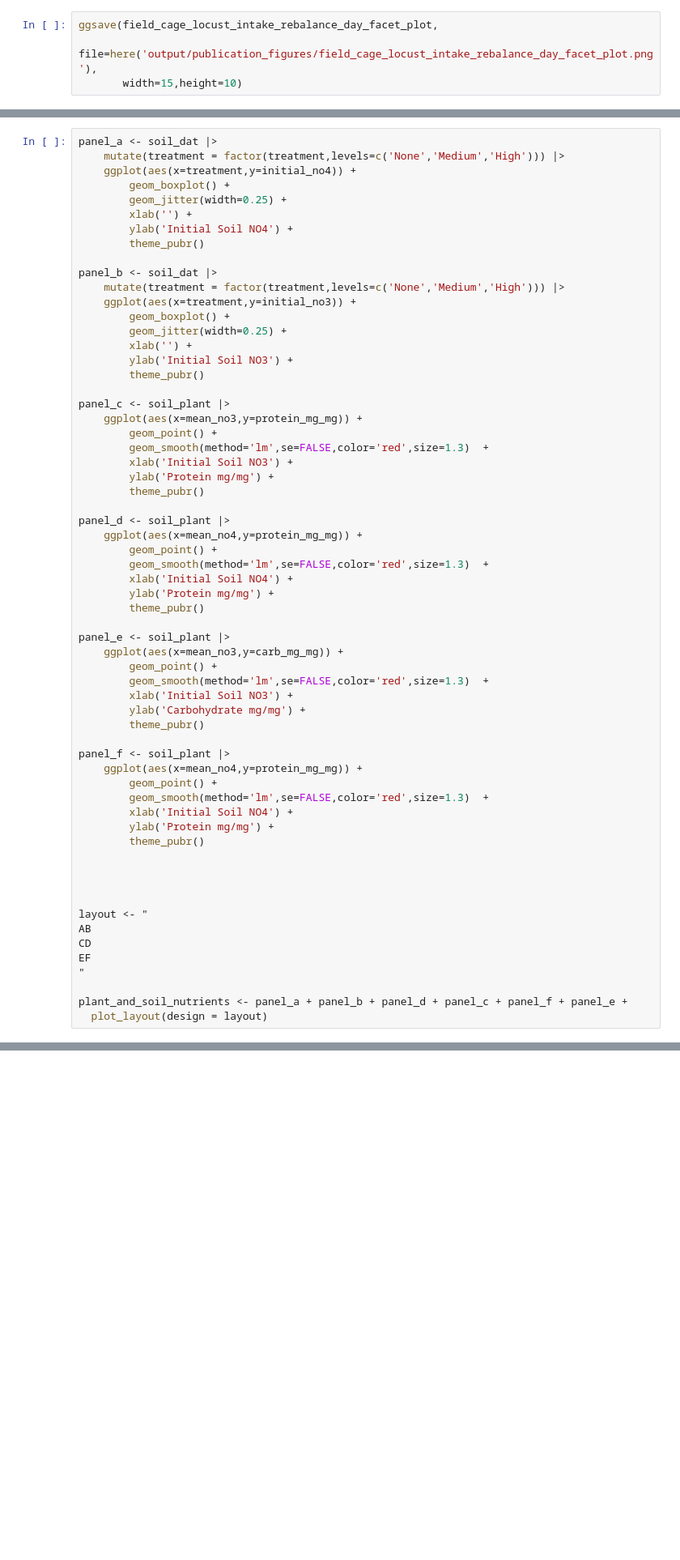
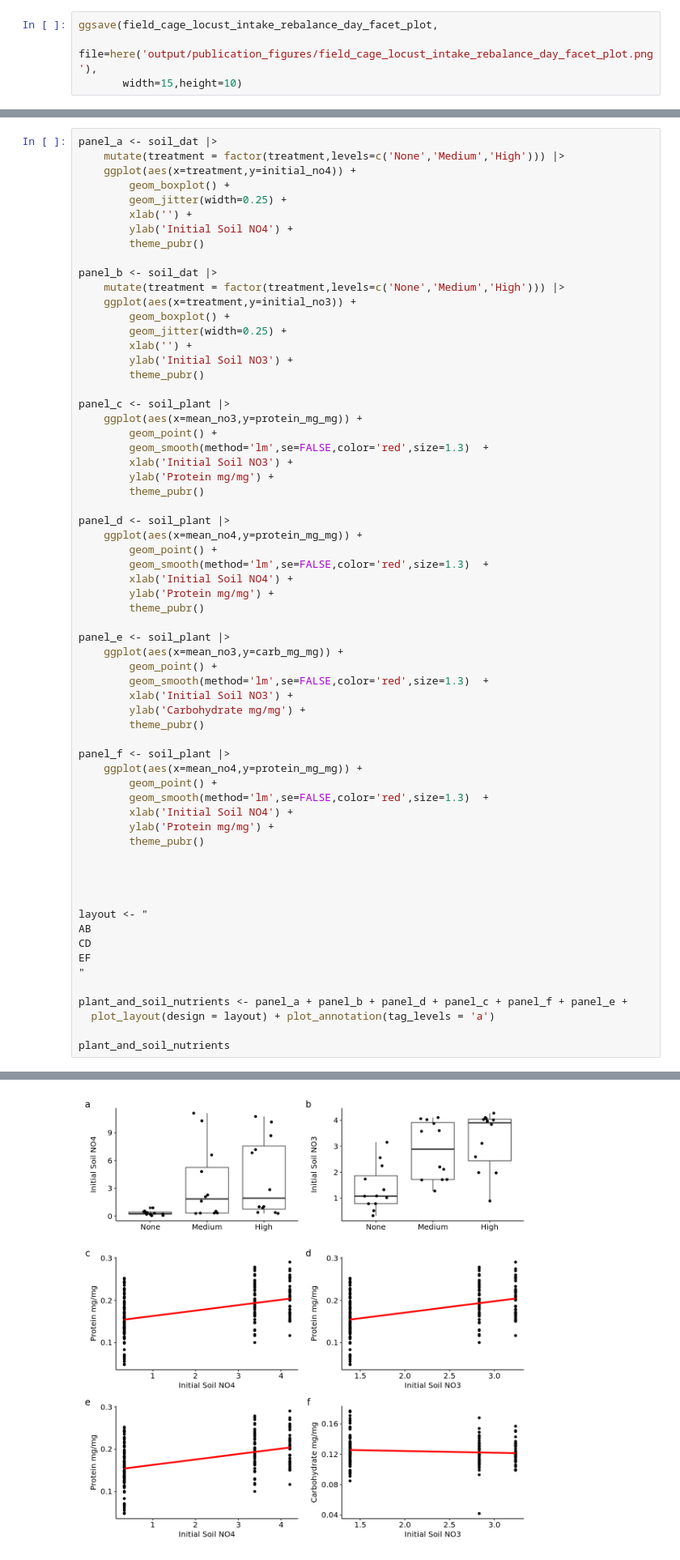
Before and after one commit to ddlawton/herbivore_nutrient_interactions, a Jupyter notebook: scripts/field_cage_experiment/03_field_cage_manuscript_figure_table_code.ipynb.ipynb, the cells around one changed output, grey strips where cells are left out. Shown at 81% size. Cells and saved outputs as stored; diff of their text form; blank space fills up the shorter version.

Commit message:
additional figure work

```diff
--- a/scripts/field_cage_experiment/03_field_cage_manuscript_figure_table_code.ipynb.ipynb
+++ b/scripts/field_cage_experiment/03_field_cage_manuscript_figure_table_code.ipynb.ipynb
@@ -476,4 +476,7 @@ EF
 "
 
 plant_and_soil_nutrients <- panel_a + panel_b + panel_d + panel_c + panel_f + panel_e +
-  plot_layout(design = layout)
+  plot_layout(design = layout) + plot_annotation(tag_levels = 'a')
+
+plant_and_soil_nutrients
+# %% [output]
@@ -480,3 +487,4 @@ plant_and_soil_nutrients <- panel_a + panel_b + panel_d + panel_c + panel_f + pa
+[figure, added]
 # %%
 ggsave(plant_and_soil_nutrients,
        file=here('output/publication_figures/field_cage_plant_and_soil_nutrient_correlations.png'),
```
Also changed, not shown: parts of 1 cell of this notebook, 1 other file.
